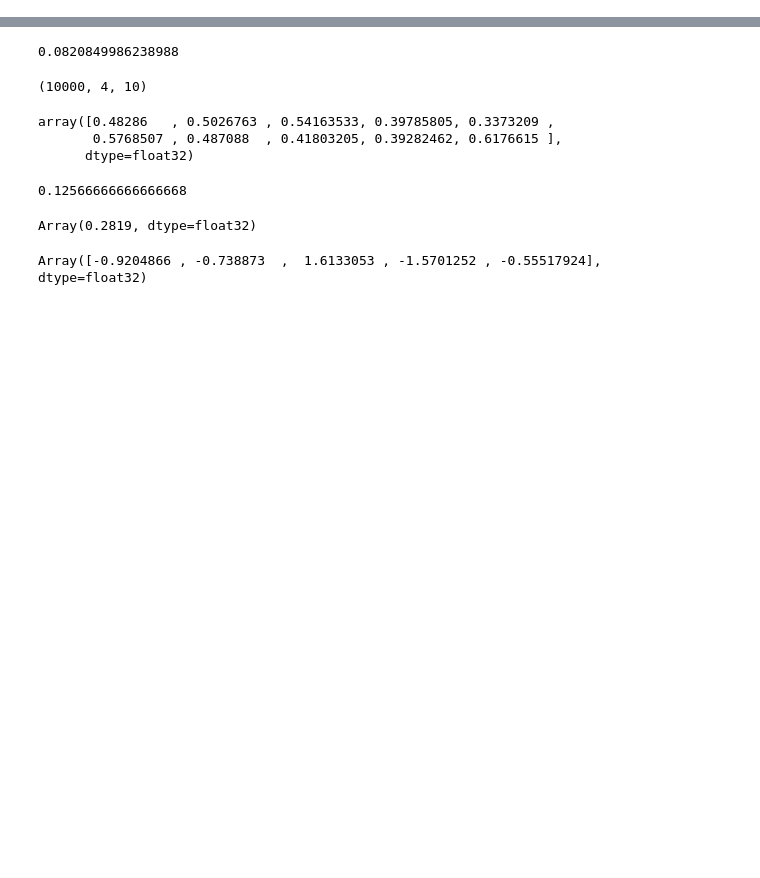
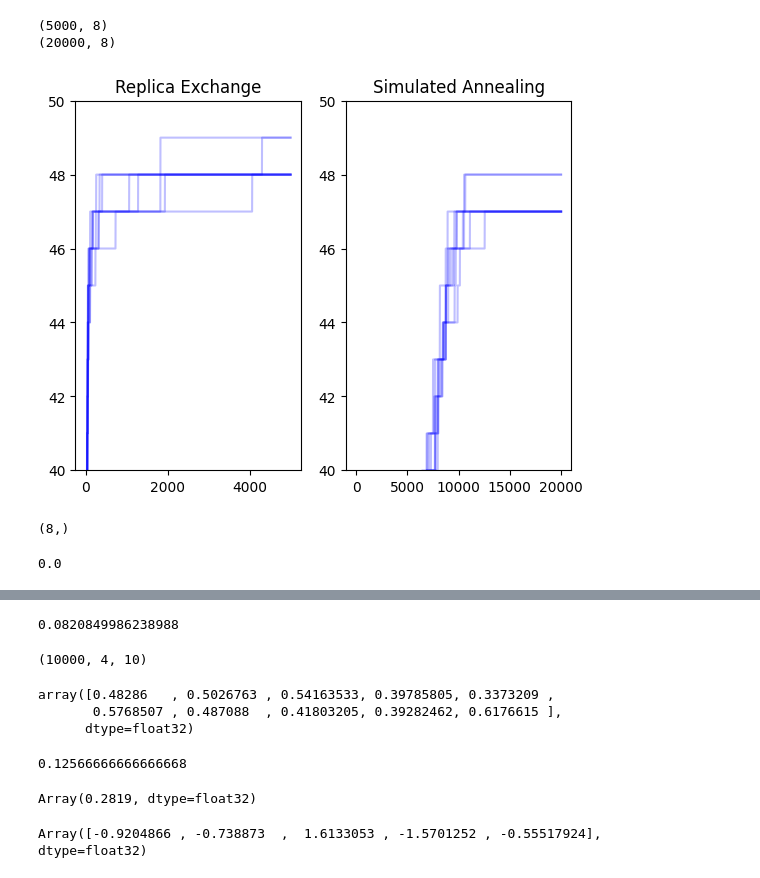
Before and after one commit to lclaeys/discs-thesis, a Jupyter notebook: discs/results/inspect_results.ipynb, the cells around one changed output, grey strips where cells are left out. Drawn from its saved outputs; the diff is of its cells as text; code cells hidden in the pictures; blank space fills up the shorter version.

```diff
--- a/discs/results/inspect_results.ipynb
+++ b/discs/results/inspect_results.ipynb
@@ -133,0 +122,40 @@ array([   43.000004, -7706.0293  , -7154.468   ,    41.000004,
+# %%
+#experiment_name = 'exp decaying temperature'
+fig, ax = plt.subplots(1,2)
+experiment_name = 'replica exchange (20 replicas)'
+experiment_folder = 'mis/path_auxiliary_ertest_re_10k20_big'
+with open(f'{experiment_folder}/{experiment_name}/results.pkl', 'rb') as file:
+    # Load the object from the file
+    results = pickle.load(file)
+trajectory = results['trajectory']
+df = pd.DataFrame(trajectory)
+#ax.set_ylim(0.999999,1)
+df.loc[:,:].plot(ax=ax[0],alpha=.25,color='blue',legend=False)
+ax[0].set_title('Replica Exchange')
+print(df.shape)
+
+experiment_name = 'exp decaying temperature'
+with open(f'{experiment_folder}/{experiment_name}/results.pkl', 'rb') as file:
+    # Load the object from the file
+    results = pickle.load(file)
+trajectory = results['trajectory']
+df = pd.DataFrame(trajectory)
+#ax.set_ylim(0.999999,1)
+df.loc[:,:].plot(ax=ax[1],alpha=.25,color='blue',legend=False)
+ax[1].set_title('Simulated Annealing')
+
+for subax in ax:
+    subax.set_ylim(40,50)
+print(df.shape)
+# %% [output]
+(5000, 8)
+(20000, 8)
+[figure, added]
+# %%
+results['best_ratio'].shape
+# %% [output]
+(8,)
+# %%
+(df.iloc[-1,:]<=.9999999).mean()
+# %% [output]
+0.0
```
Also changed, not shown: parts of 62 cells of this notebook, 6 other files.
